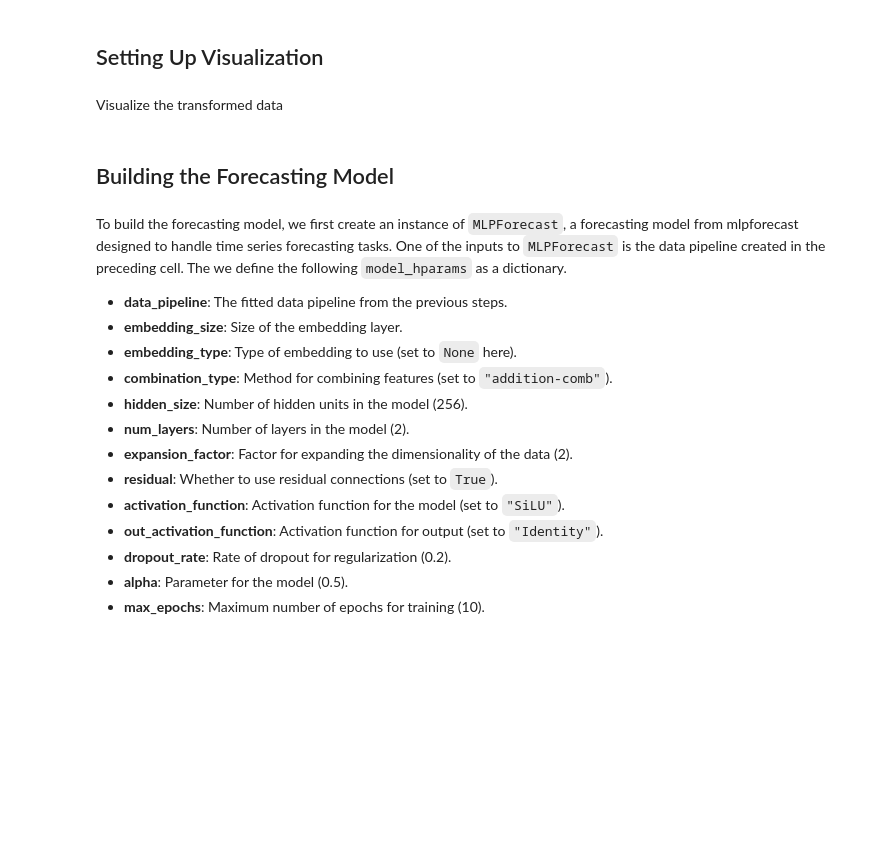
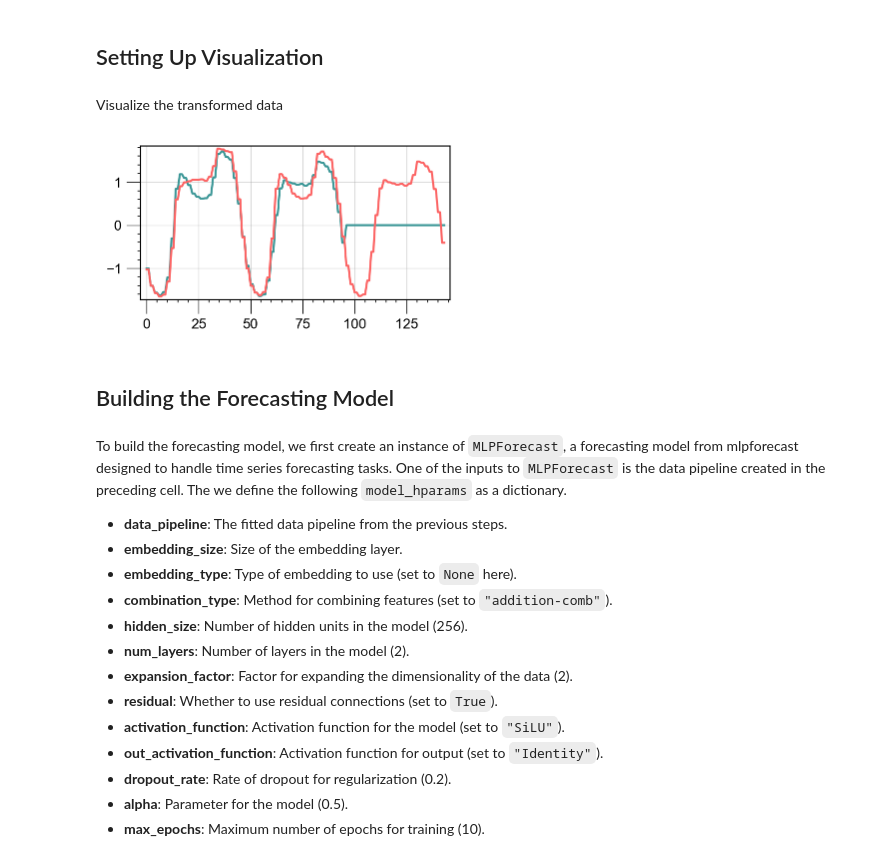
Before and after one commit to sambaiga/mlpforecast, a Jupyter notebook: example/getting_started_quantile.ipynb, the cells around one changed output. Saved outputs shown, nothing was run; the diff lists cells and outputs as text; code cells hidden in the pictures; blank space fills up the shorter version.

```diff
--- a/example/getting_started_quantile.ipynb
+++ b/example/getting_started_quantile.ipynb
@@ -119,8 +119,12 @@ matplotlib_inline.backend_inline.set_matplotlib_formats(
 # %% [markdown]
  Visualize the transformed data
 # %%
-fig, ax = plt.subplots(1, 1, figsize=(4, 2))
-ax.plot(x[0, :, :2]);
+with load_theme("boxy_light"):
+    fig, ax = plt.subplots(1, 1, figsize=(4, 2))
+    ax.plot(x[0, :, :2])
+plt.show()
+# %% [output]
+[figure, added]
 # %% [markdown]
 ## Building the Forecasting Model
 # %% [markdown]
```
Also changed, not shown: parts of 8 cells of this notebook.
